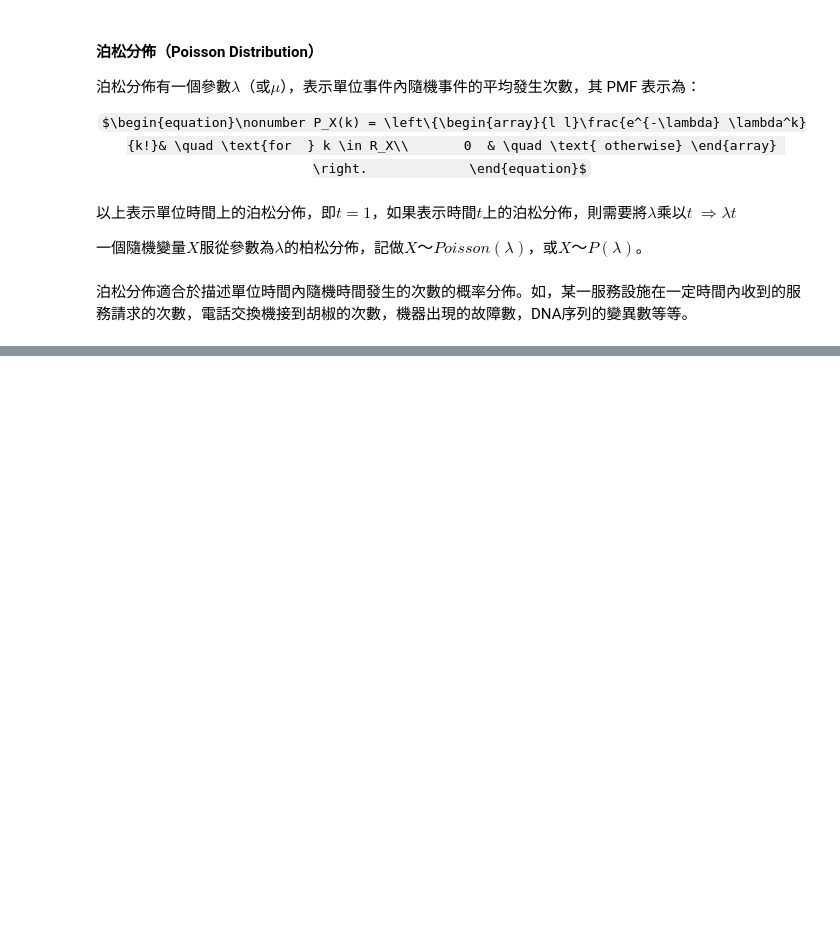
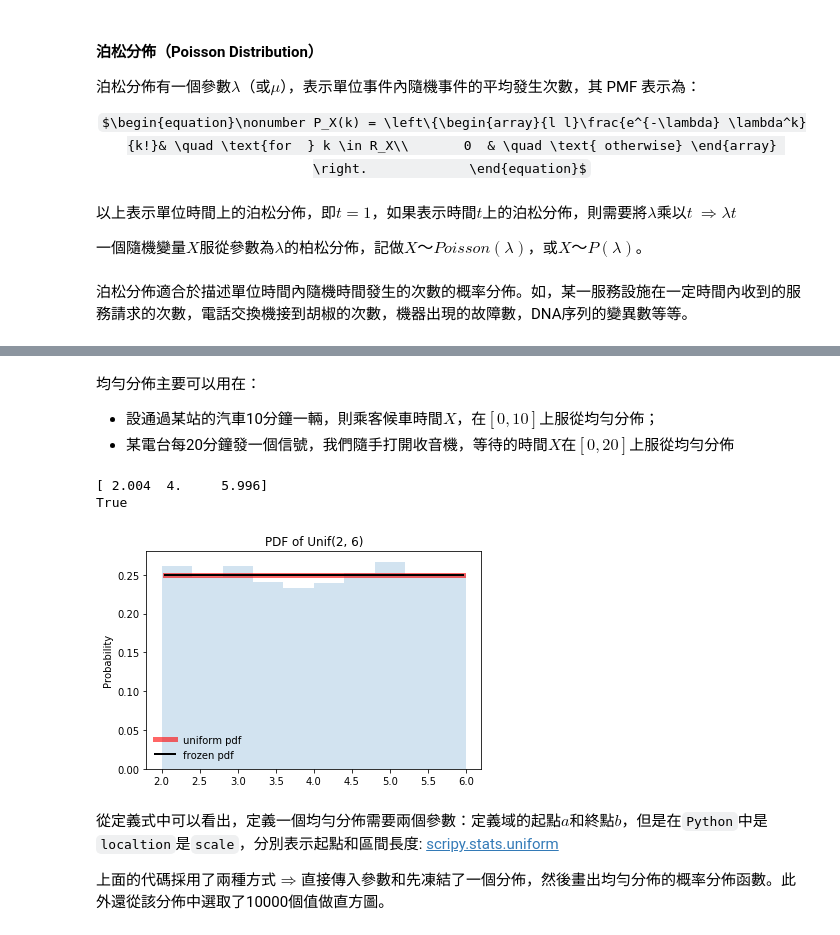
Before and after one commit to TerenceLiu98/Undergraduate-in-Statistics, a Jupyter notebook: jupyterfiles/Use PY in Advanced Statistics .ipynb, the cells around one changed output, grey strips where cells are left out. Cells and saved outputs as stored; diff of their text form; code cells hidden in the pictures; some formulas as TeX source; blank space fills up the shorter version.

```diff
--- a/jupyterfiles/Use PY in Advanced Statistics .ipynb
+++ b/jupyterfiles/Use PY in Advanced Statistics .ipynb
@@ -420,0 +455,48 @@ That's the sort of order of magnitude we're talking about here.
+# %% [markdown]
+均勻分佈主要可以用在：
+* 設通過某站的汽車10分鐘一輛，則乘客候車時間$X$，在$[0,10]$上服從均勻分佈；
+* 某電台每20分鐘發一個信號，我們隨手打開收音機，等待的時間$X$在$[0,20]$上服從均勻分佈
+# %%
+def uniform_distribution(loc=0, scale=1):
+    """
+    均匀分布，在实际的定义中有两个参数，分布定义域区间的起点和终点[a, b]
+    :param loc: 该分布的起点, 相当于a
+    :param scale: 区间长度, 相当于 b-a
+    :return:
+    """
+    uniform_dis = stats.uniform(loc=loc, scale=scale)
+    x = np.linspace(uniform_dis.ppf(0.01),
+                    uniform_dis.ppf(0.99), 100)
+    fig, ax = plt.subplots(1, 1)
+
+    # 直接传入参数
+    ax.plot(x, stats.uniform.pdf(x, loc=2, scale=4), 'r-',
+            lw=5, alpha=0.6, label='uniform pdf')
+
+    # 从冻结的均匀分布取值
+    ax.plot(x, uniform_dis.pdf(x), 'k-',
+            lw=2, label='frozen pdf')
+
+    # 计算ppf分别等于0.001, 0.5, 0.999时的x值
+    vals = uniform_dis.ppf([0.001, 0.5, 0.999])
+    print(vals)  # [ 2.004  4.     5.996]
+
+    # Check accuracy of cdf and ppf
+    print(np.allclose([0.001, 0.5, 0.999], uniform_dis.cdf(vals)))  # Ture
+
+    r = uniform_dis.rvs(size=10000)
+    ax.hist(r, normed=True, histtype='stepfilled', alpha=0.2)
+    plt.ylabel('Probability')
+    plt.title(r'PDF of Unif({}, {})'.format(loc, loc+scale))
+    ax.legend(loc='best', frameon=False)
+    plt.show()
+
+uniform_distribution(loc=2, scale=4)
+# %% [output]
+[ 2.004  4.     5.996]
+True
+[figure, added]
+# %% [markdown]
+從定義式中可以看出，定義一個均勻分佈需要兩個參數：定義域的起點$a$和終點$b$，但是在`Python`中是`localtion`是`scale`，分別表示起點和區間長度: <a href="https://docs.scipy.org/doc/scipy/reference/generated/scipy.stats.uniform.html">scripy.stats.uniform</a><br>
+
+上面的代碼採用了兩種方式$\Rightarrow$直接傳入參數和先凍結了一個分佈，然後畫出均勻分佈的概率分佈函數。此外還從該分佈中選取了10000個值做直方圖。
```
Also changed, not shown: parts of 5 cells of this notebook, 2 other files.
